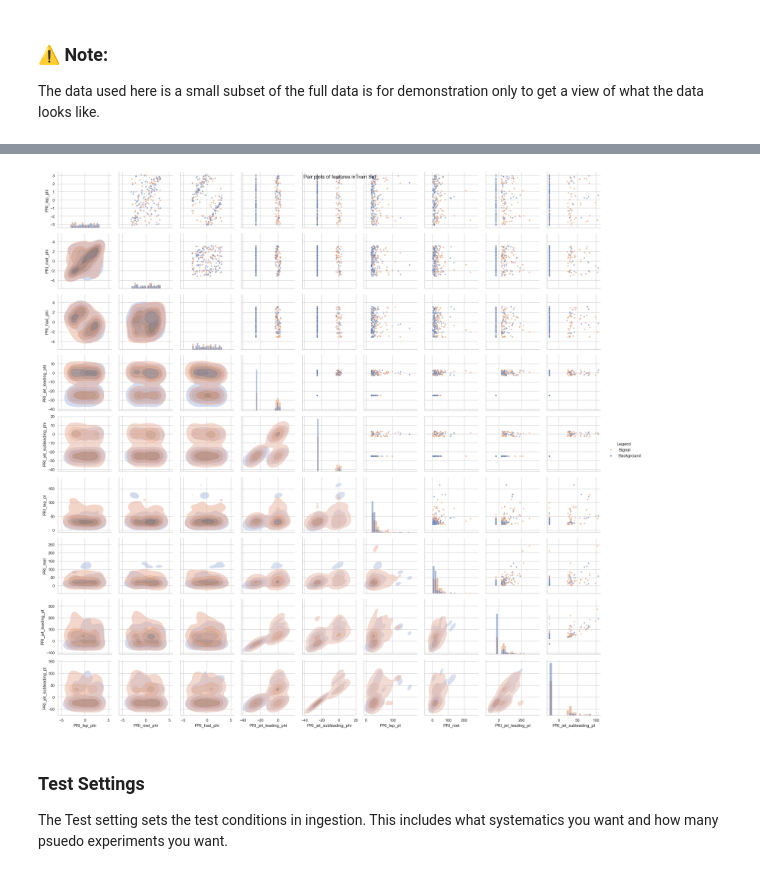
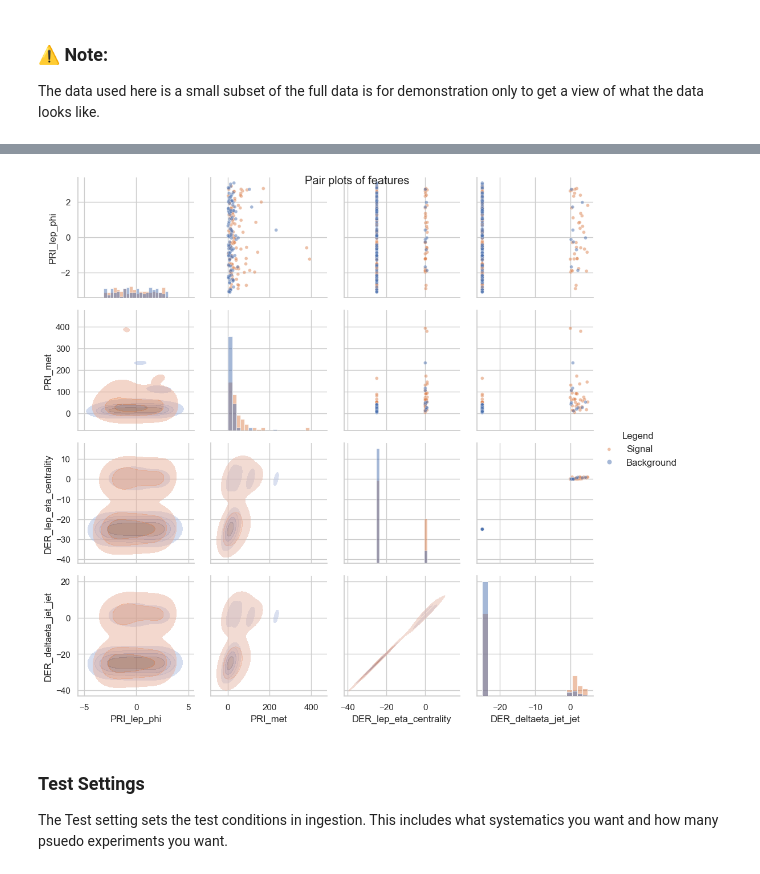
Before and after one commit to juefanmathias/Higgs_collaborations, a Jupyter notebook: StartingKit_Black_Swan_HiggsML.ipynb, the cells around one changed output, grey strips where cells are left out. Saved outputs shown, nothing was run; the diff lists cells and outputs as text; code cells hidden in the pictures.

```diff
--- a/StartingKit_Black_Swan_HiggsML.ipynb
+++ b/StartingKit_Black_Swan_HiggsML.ipynb
@@ -224,0 +99,24 @@ ztautau (446,)
+# %%
+from tabulate import tabulate
+
+target = data_set["labels"]
+weights = data_set["weights"]
+detailed_label = data_set["detailed_labels"]
+keys = np.unique(detailed_label)
+
+
+weight_keys = {}
+average_weights = {}
+for key in keys:
+    weight_keys[key] = weights[detailed_label == key]
+
+table_data = []
+for key in keys:
+    table_data.append([key, np.sum(weight_keys[key]), len(weight_keys[key]),np.mean(weight_keys[key])])
+
+table_data.append(["Total Signal", np.sum(weights[target == 1]), len(weights[target == 1]),np.mean(weights[target == 1])])
+table_data.append(["Total Background", np.sum(weights[target == 0]), len(weights[target == 0]),np.mean(weights[target == 0])])
+
+
+print("[*] --- Detailed Label Summary")
+print(tabulate(table_data, headers=["Detailed Label", "Total Weight", "Number of events", "Average Weight"], tablefmt='grid'))
@@ -224,0 +177,17 @@ ztautau (446,)
+# %%
+import seaborn as sns
+sns.set_theme(rc={"figure.figsize": (10, 10)}, style="whitegrid")
+
+caption = ["Signal feature", "Background feature"]
+
+for i in range(2):
+
+    dfplot = pd.DataFrame(data_set, columns=["PRI_lep_phi","PRI_met","DER_pt_ratio_lep_had","DER_deltaeta_jet_jet"])
+
+    print(caption[i], " correlation matrix")
+    corrMatrix = dfplot[target == i].corr()
+    sns.heatmap(corrMatrix, annot=True)
+    plt.title("Correlation matrix of features")
+    plt.show()
+
+del dfplot
@@ -225,8 +208,9 @@ ztautau (446,)
 # %%
+from HiggsML.visualization import pair_plots
 # Show data summary
-train_visualize.pair_plots(sample_size=100)
+pair_plots(data_set, target, sample_size=100, columns=["PRI_lep_phi","PRI_met","DER_lep_eta_centrality","DER_deltaeta_jet_jet"])
 # %% [output]
-[figure, old version]
+[figure, new version]
 # %% [markdown]
 ### Test Settings
 The Test setting sets the test conditions in ingestion.
```
Also changed, not shown: parts of 30 cells of this notebook, 6 other files.
